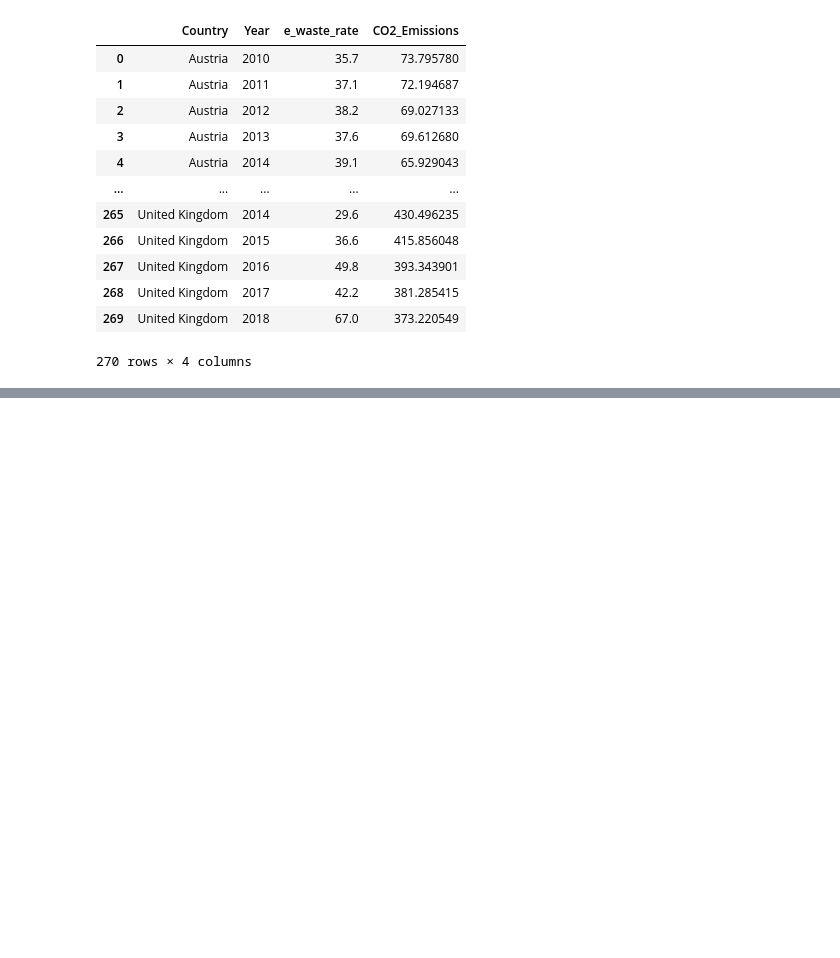
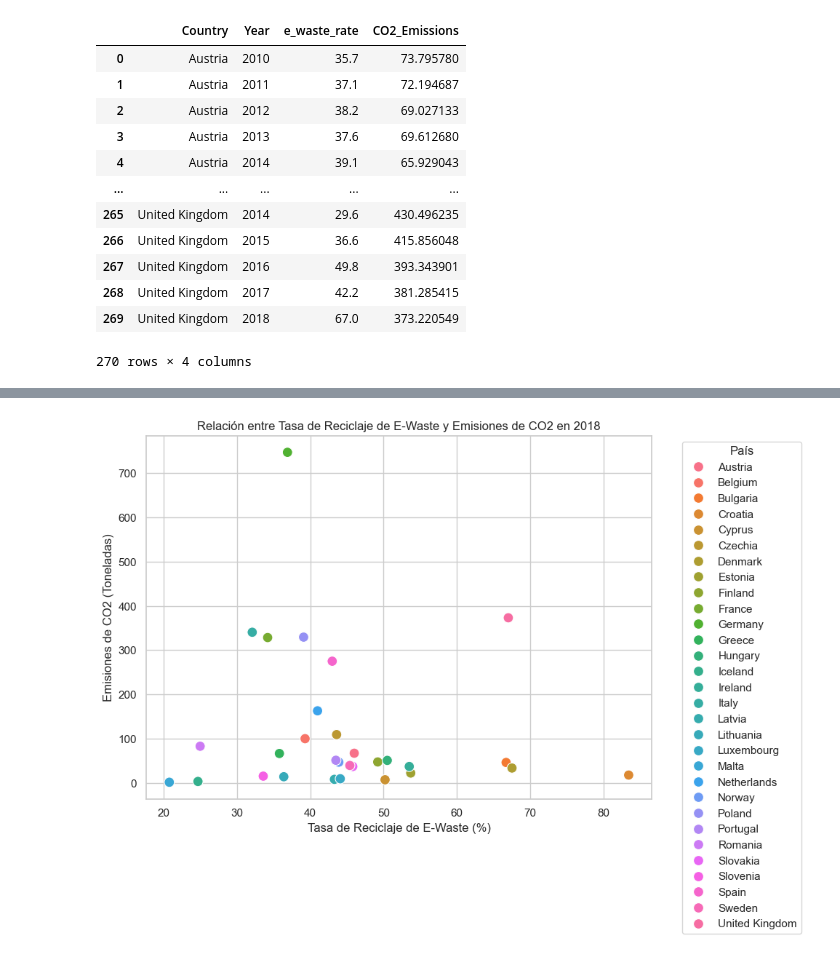
Before and after one commit to LOA395/Project-week3, a Jupyter notebook: nb_laura.ipynb, the cells around one changed output, grey strips where cells are left out. Saved outputs shown, nothing was run; the diff lists cells and outputs as text; code cells hidden in the pictures; blank space fills up the shorter version.

```diff
--- a/nb_laura.ipynb
+++ b/nb_laura.ipynb
@@ -245,0 +315,15 @@ df_combined
+# %%
+# Datos de ejemplo para el año 2018
+df_2018 = df_combined[df_combined['Year'] == 2018]
+
+# Gráfica de dispersión
+plt.figure(figsize=(10, 7))
+sns.scatterplot(data=df_2018, x='e_waste_rate', y='CO2_Emissions', hue='Country', s=100)
+plt.title('Relación entre Tasa de Reciclaje de E-Waste y Emisiones de CO2 en 2018')
+plt.xlabel('Tasa de Reciclaje de E-Waste (%)')
+plt.ylabel('Emisiones de CO2 (Toneladas)')
+plt.legend(title='País', bbox_to_anchor=(1.05, 1), loc='upper left')
+plt.tight_layout()
+plt.show()
+# %% [output]
+[figure, added]
```
Also changed, not shown: parts of 9 cells of this notebook.
